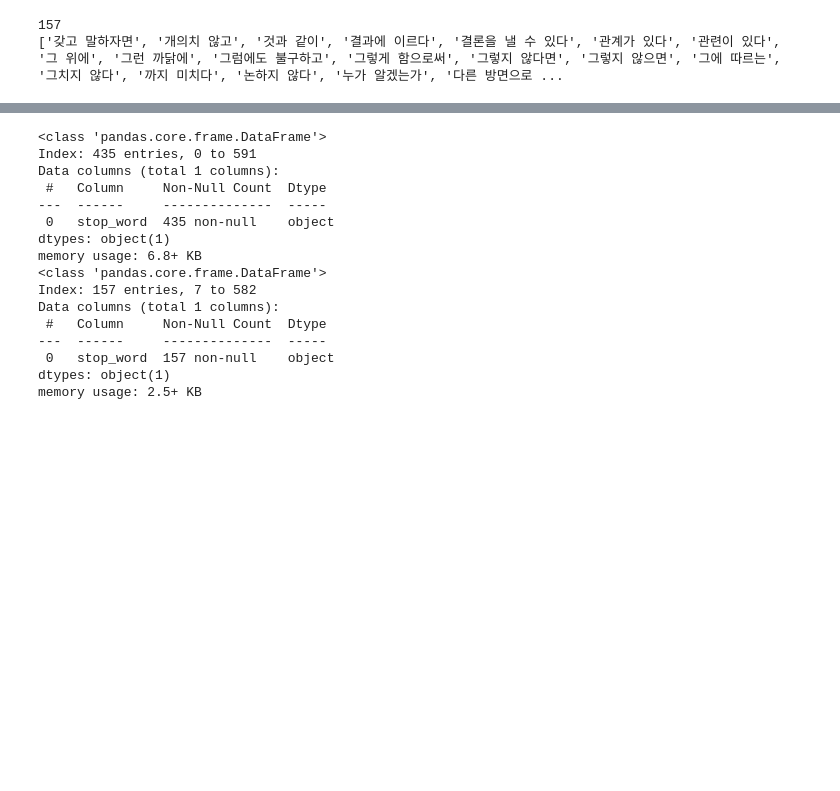
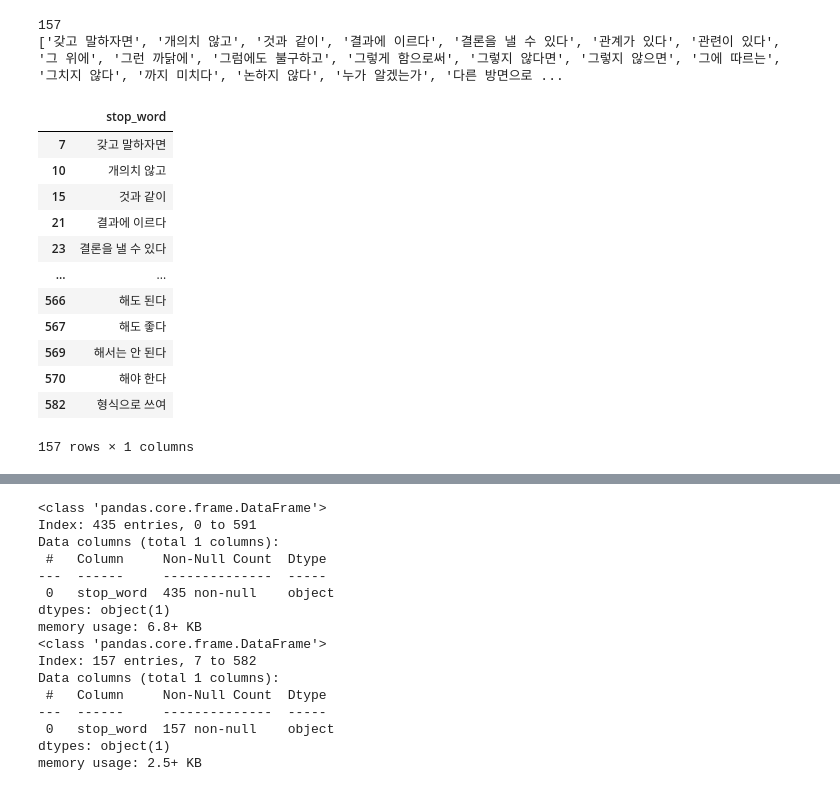
Before and after one commit to SamKimILee/2ndProject, a Jupyter notebook: 감정_분류/0112_불용어_맞춤법.ipynb, the cells around one changed output, grey strips where cells are left out. Saved outputs shown, nothing was run; the diff lists cells and outputs as text; code cells hidden in the pictures; blank space fills up the shorter version.

```diff
--- a/감정_분류/0112_불용어_맞춤법.ipynb
+++ b/감정_분류/0112_불용어_맞춤법.ipynb
@@ -64,3 +64,19 @@ stopword_fixed_1['stop_word'] = stopword_fixed_1['stop_word'].apply(lambda x: x
 stopword_fixed_2['stop_word'] = stopword_fixed_2['stop_word'].apply(lambda x: x if len(x.split()) > 1 else None)
 stopword_fixed_1 = stopword_fixed_1.dropna()
 stopword_fixed_2 = stopword_fixed_2.dropna()
+# %%
+stopword_fixed_2
+# %% [output]
+|  | stop_word |
+| 7 | 갖고 말하자면 |
+| 10 | 개의치 않고 |
+| 15 | 것과 같이 |
+| 21 | 결과에 이르다 |
+| 23 | 결론을 낼 수 있다 |
+| ... | ... |
+| 566 | 해도 된다 |
+| 567 | 해도 좋다 |
+| 569 | 해서는 안 된다 |
+| 570 | 해야 한다 |
+| 582 | 형식으로 쓰여 |
+157 rows × 1 columns
```
Also changed, not shown: parts of 3 cells of this notebook, 3 other files.
